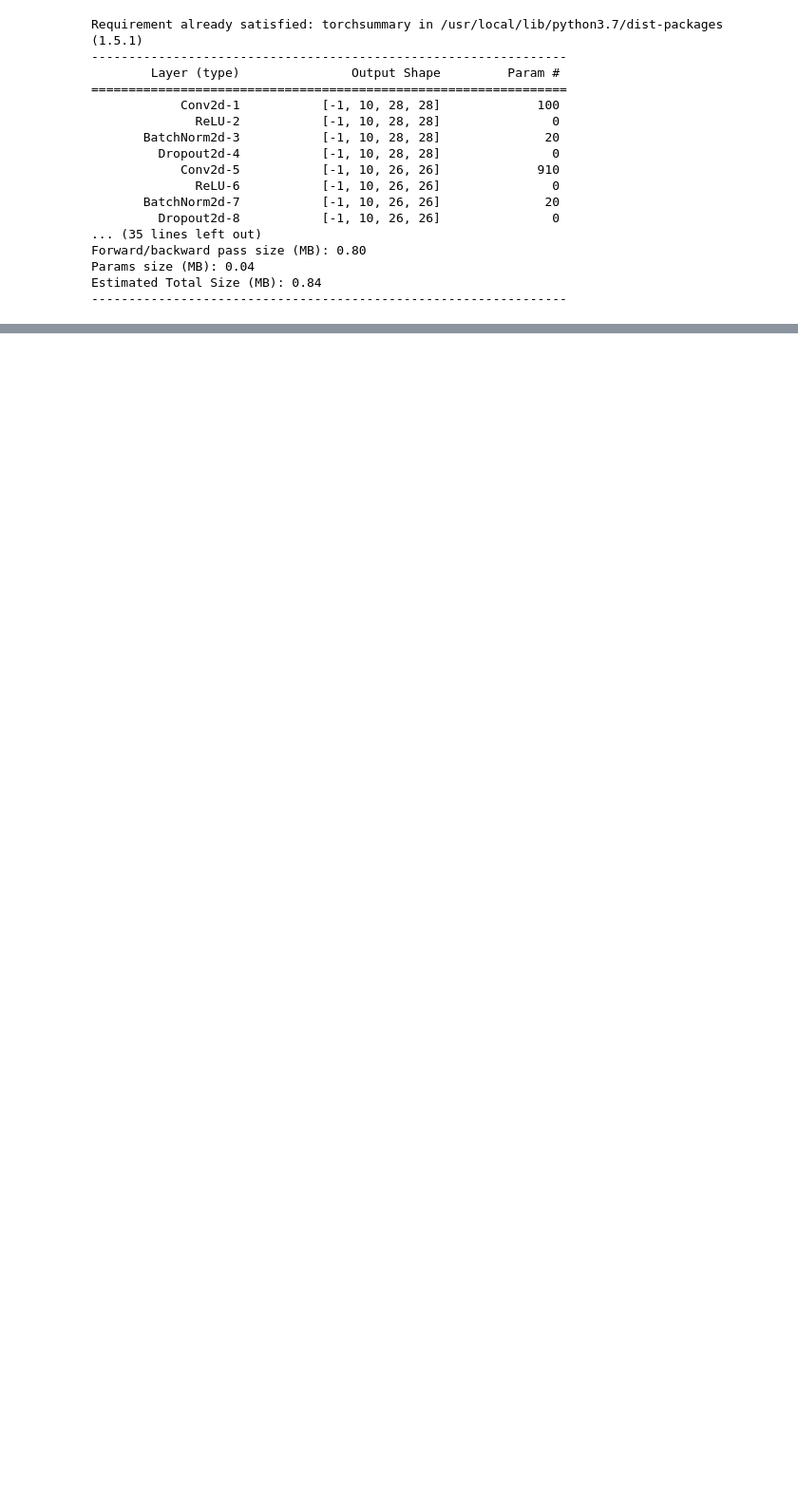
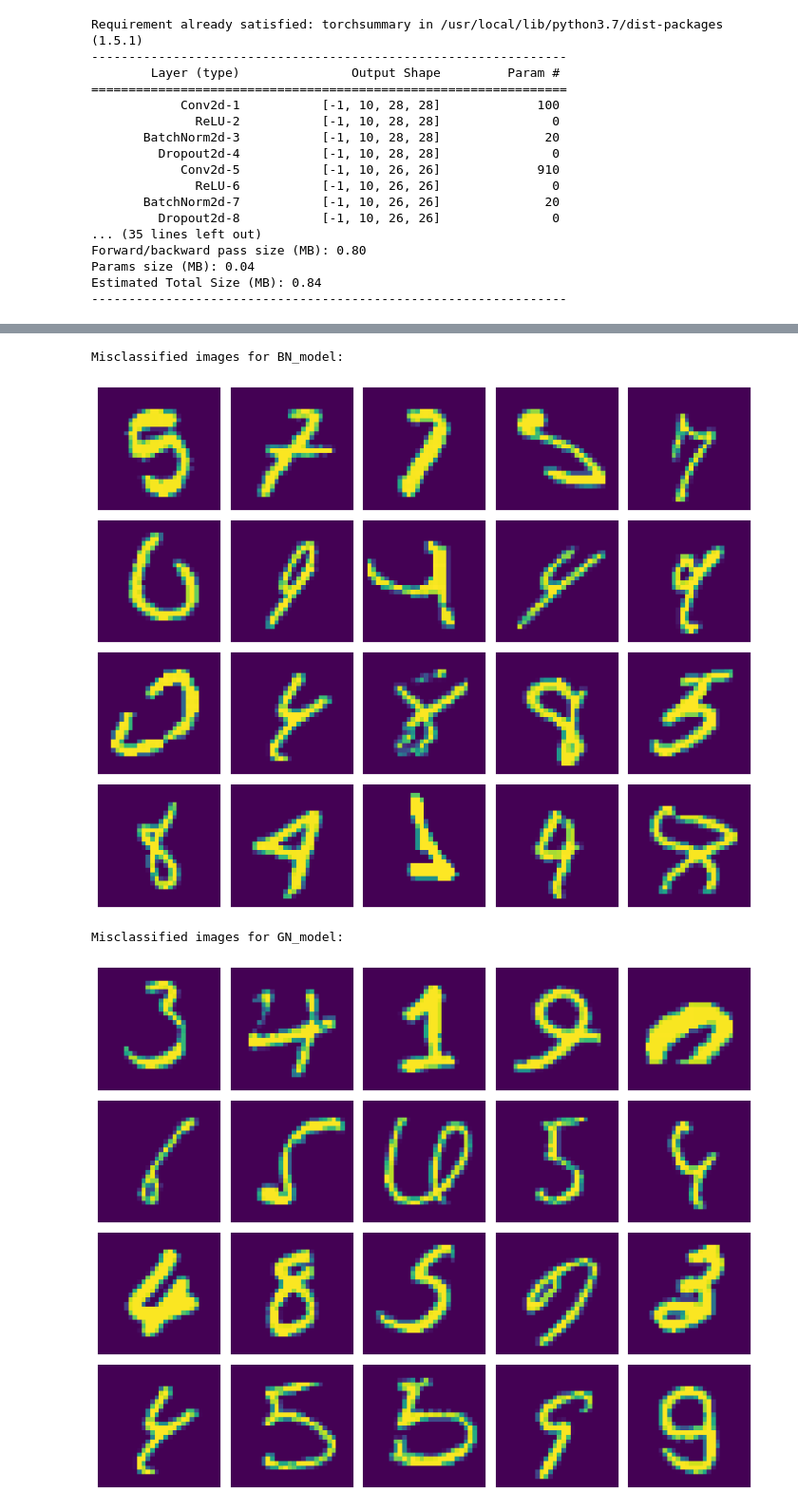
Before and after one commit to ShreyJ1729/EVA6-TSAI, a Jupyter notebook: 06-BatchNorm&Regularization/06-BatchNorm&Regularization.ipynb, the cells around one changed output, grey strips where cells are left out. Shown: that part at 95% size. Saved outputs shown, nothing was run; the diff lists cells and outputs as text; code cells hidden in the pictures; blank space fills up the shorter version.

```diff
--- a/06-BatchNorm&Regularization/06-BatchNorm&Regularization.ipynb
+++ b/06-BatchNorm&Regularization/06-BatchNorm&Regularization.ipynb
@@ -266,0 +226,34 @@ plt.show()
+# %%
+for path in ["BN_model.pt", "GN_model.pt", "LN_model.pt"]:
+  model = torch.load(path)
+  count = 0
+  badimages = []
+  badpreds = []
+  badlabels = []
+  for (data, labels) in test_loader:
+    data = data.to(device)
+    preds = model(data).cpu()
+    preds = torch.argmax(preds, 1)
+    matches = preds.eq(labels)
+    for i in range(len(matches)):
+      if matches[i]==False:
+        count+=1
+        badimages.append(data[i])
+        badpreds.append(preds[i])
+        badlabels.append(labels[i])
+      if count==20: break
+    if count==20: break
+
+  print(f"Misclassified images for {path.split('.')[0]}:")
+  plt.figure(figsize=(10, 8))
+  for idx, image in enumerate(badimages):
+    plt.subplot(4, 5, idx+1)
+    plt.axis("off")
+    plt.imshow(image.cpu()[0])
+  plt.tight_layout()
+  plt.show()
+# %% [output]
+Misclassified images for BN_model:
+[figure, added]
+Misclassified images for GN_model:
+[figure, added]
```
Also changed, not shown: parts of 8 cells of this notebook.
